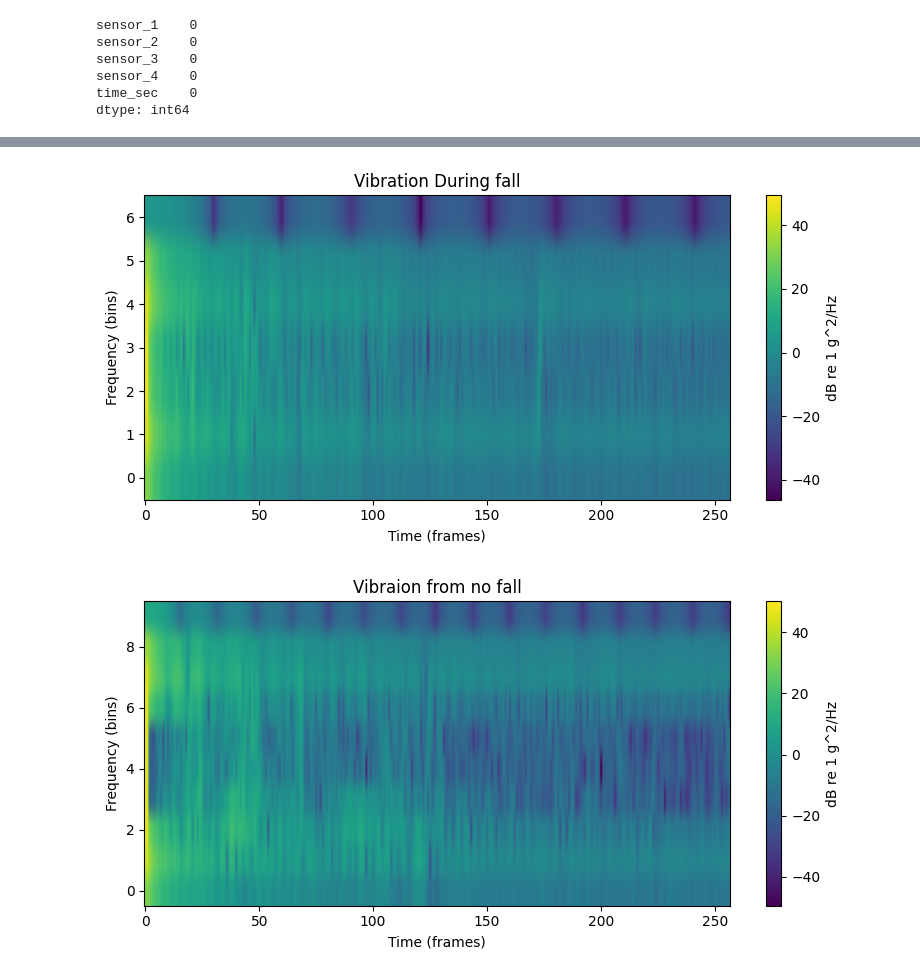
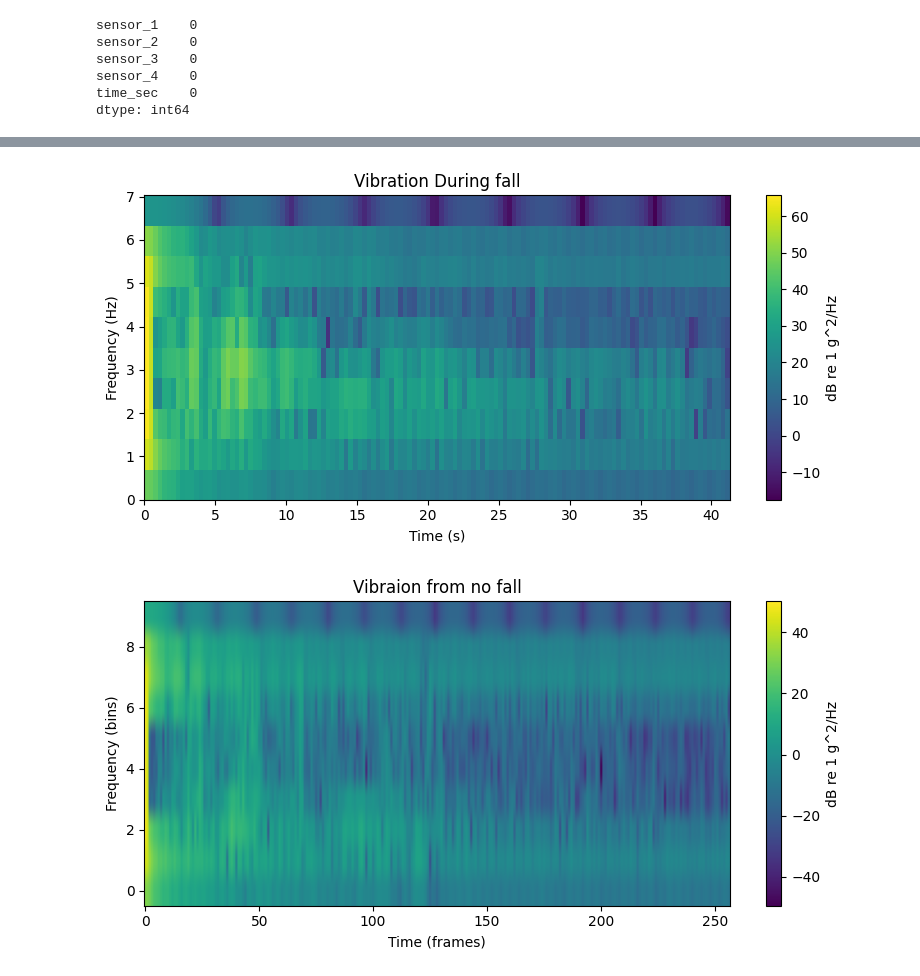
Before and after one commit to Vatnelid-Master-Project/data-analysis, a Jupyter notebook: maker.ipynb, the cells around one changed output, grey strips where cells are left out. Saved outputs shown, nothing was run; the diff lists cells and outputs as text; code cells hidden in the pictures.

```diff
--- a/maker.ipynb
+++ b/maker.ipynb
@@ -63,9 +63,9 @@ def _unit_label(unit: str, scale: str):
 def plot_vibration_spectrogram(
     spec_like,
     *,
-    fs=None,           # sampling rate [Hz] → for axis in seconds/Hz (optional)
-    hop=None,          # hop size [samples] (optional)
-    nperseg=None,      # window length → for freq bins (optional; improves extent)
+    fs=200,           # sampling rate [Hz] → for axis in seconds/Hz (optional)
+    hop=64,          # hop size [samples] (optional)
+    nperseg=256,      # window length → for freq bins (optional; improves extent)
     unit="g",          # "g" or "m/s^2" (use whatever your PSD unit is)
     scale="dB",        # "dB" or "linear"
     db_floor=-100.0,
@@ -192,9 +192,9 @@ Generated 19 spectrograms - label: No Fall
 # %%
-spec = np.load('.spec/train/Hard/Session_1_rel_time0.npy')
+spec = np.load('.spec/train/Hard/Session_1_rel_time-Hard1.npy')
 
 plot_vibration_spectrogram(spec, title='Vibration During fall')
 # %% [output]
-[figure, old version]
+[figure, new version]
 # %%
 plt.close()
 # %%
```
Also changed, not shown: parts of 3 cells of this notebook, 3 other files.
